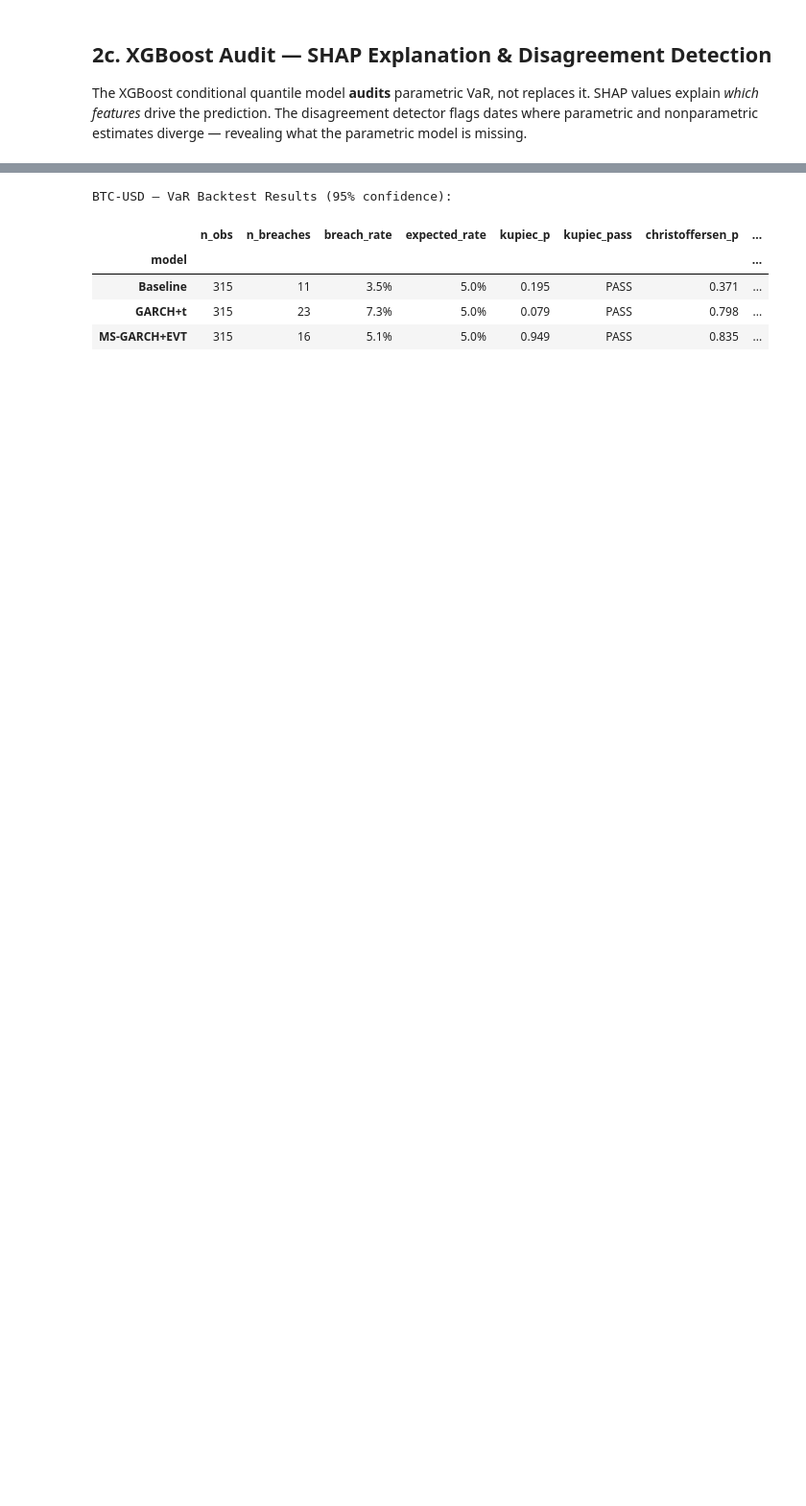
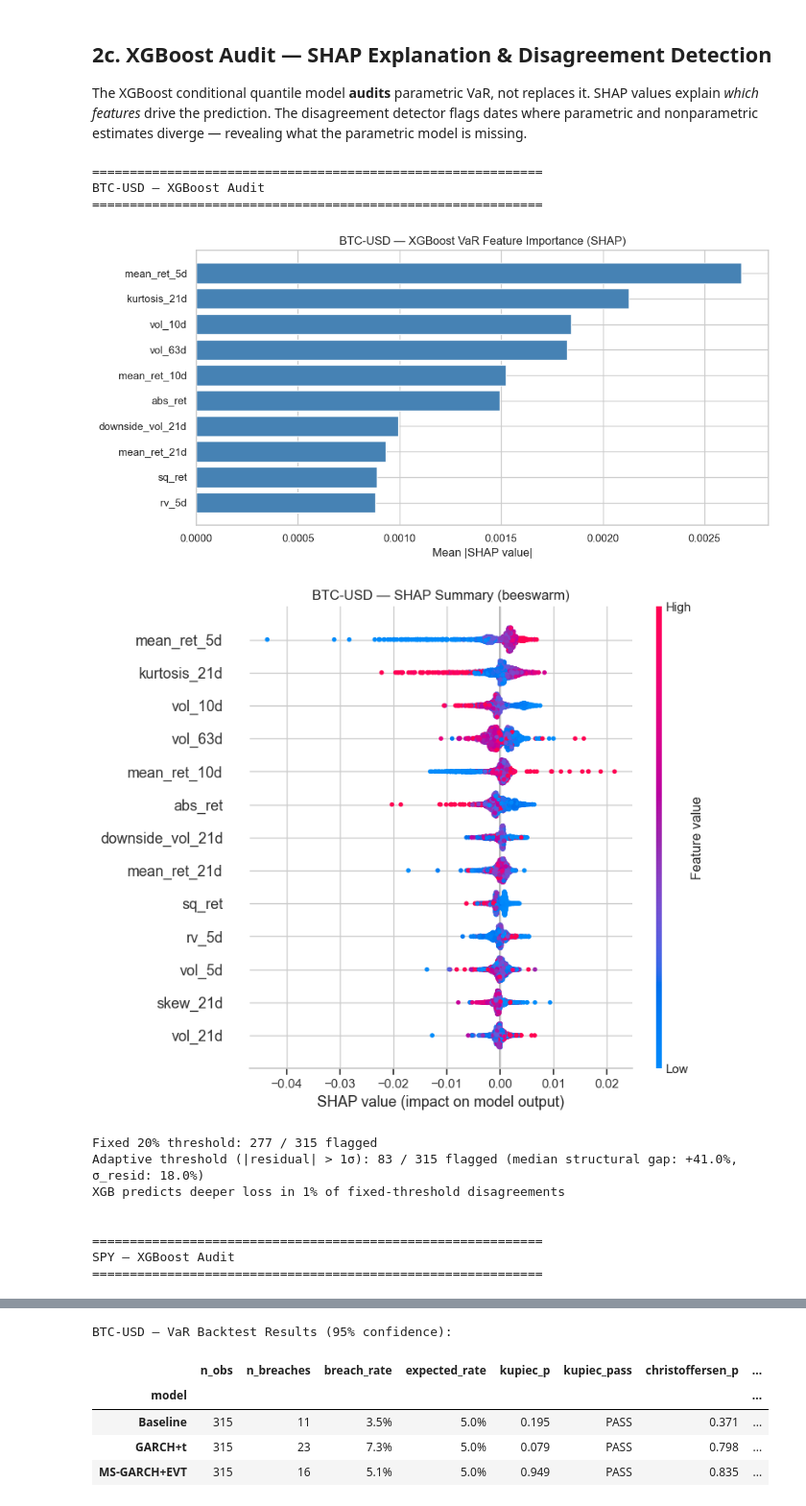
Before and after one commit to egarciademiguel-dsml/RiskLens, a Jupyter notebook: notebooks/validation_backtesting.ipynb, the cells around one changed output, grey strips where cells are left out. Shown at 96% size. Cells and saved outputs as stored; diff of their text form; code cells hidden in the pictures; blank space fills up the shorter version.

```diff
--- a/notebooks/validation_backtesting.ipynb
+++ b/notebooks/validation_backtesting.ipynb
@@ -256,32 +272,60 @@ for ticker, data in assets.items():
     feat_cols = shap_result['feature_names']
     X_display = engineer_features(returns)[feat_cols]
     shap.summary_plot(
         shap_result['shap_values'], X_display,
         feature_names=feat_cols, show=False,
     )
     plt.title(f'{ticker} — SHAP Summary (beeswarm)')
     plt.tight_layout()
     plt.show()
 
     # Disagreement detection: XGB vs Normal VaR
+    # NOTE: Normal VaR uses expanding window (unconditional), XGB uses a model
+    # fit once on full sample (conditional on current features). The comparison
+    # partly measures conditional-vs-unconditional bias, not pure model disagreement.
     window = 252
     normal_vars, xgb_vars, dates = [], [], []
     for t in range(window, len(returns) - 1, 5):
         rw = returns.iloc[:t+1]
         try:
             n_v = nvar(rw, 0.95)
             x_v = predict_var(xgb_result, rw)
             normal_vars.append(n_v)
             xgb_vars.append(x_v)
             dates.append(returns.index[t])
         except Exception:
             continue
     normal_s = pd.Series(normal_vars, index=dates, name='Normal')
     xgb_s = pd.Series(xgb_vars, index=dates, name='XGB')
 
+    # Fixed-threshold detector (for reference)
     disagreements = detect_disagreements(normal_s, xgb_s, threshold_pct=0.20)
-    print(f'Disagreement dates (>20% divergence): {len(disagreements)} / {len(normal_s)}')
+    print(f'Fixed 20% threshold: {len(disagreements)} / {len(normal_s)} flagged')
+
+    # Adaptive detector: subtract median divergence, flag residual > 1 sigma
+    pct_div = (xgb_s.values - normal_s.values) / np.abs(normal_s.values)
+    median_div = np.median(pct_div)
+    residual = pct_div - median_div
+    sigma_resid = np.std(residual)
+    adaptive_flags = np.abs(residual) > sigma_resid
+    n_adaptive = adaptive_flags.sum()
+    print(f'Adaptive threshold (|residual| > 1σ): {n_adaptive} / {len(normal_s)} flagged '
+          f'(median structural gap: {median_div:+.1%}, σ_resid: {sigma_resid:.1%})')
     if len(disagreements) > 0:
         deeper_pct = disagreements['xgb_deeper'].mean()
-        print(f'XGB predicts deeper loss in {deeper_pct:.0%} of disagreements')
+        print(f'XGB predicts deeper loss in {deeper_pct:.0%} of fixed-threshold disagreements')
     print()
+# %% [output]
+============================================================
+BTC-USD — XGBoost Audit
+============================================================
+[figure, added]
+[figure, added]
+Fixed 20% threshold: 277 / 315 flagged
+Adaptive threshold (|residual| > 1σ): 83 / 315 flagged (median structural gap: +41.0%, σ_resid: 18.0%)
+XGB predicts deeper loss in 1% of fixed-threshold disagreements
+
+
+============================================================
+SPY — XGBoost Audit
+============================================================
```
Also changed, not shown: parts of 18 cells of this notebook, 4 other files.
